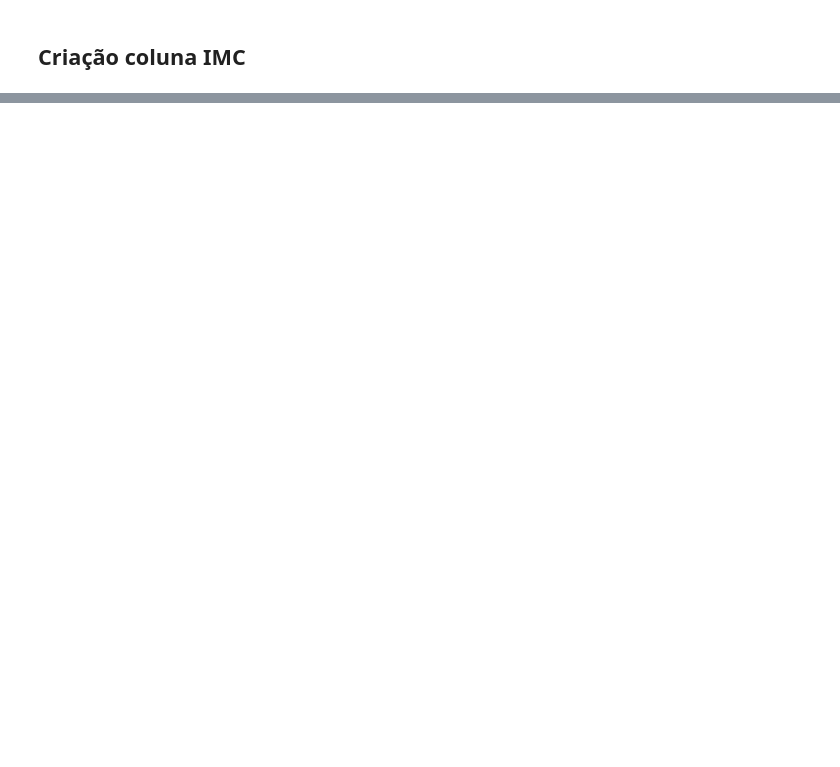
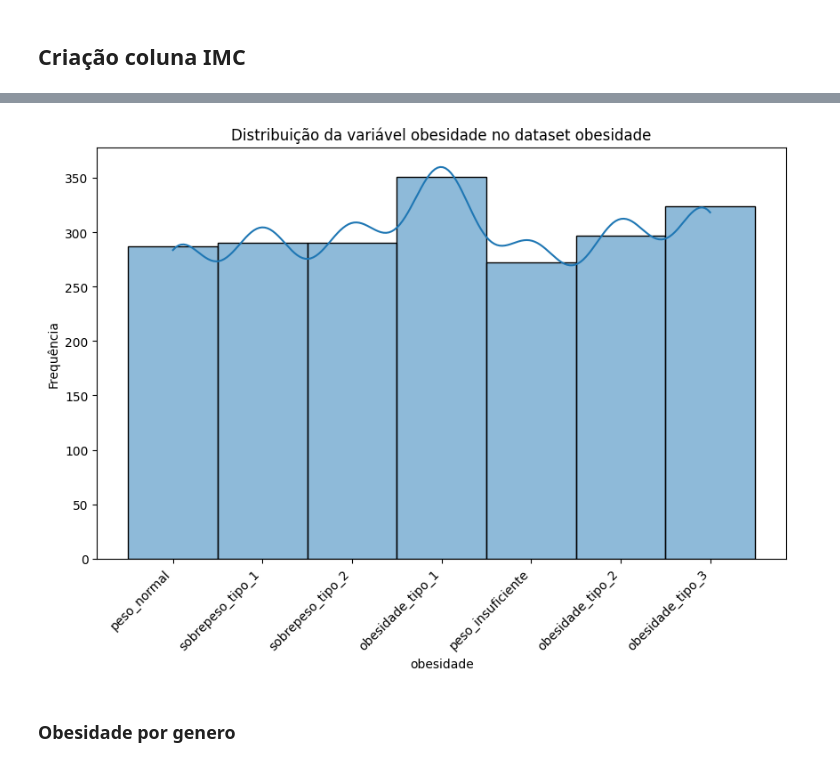
Before and after one commit to fiapdatanalytics/tech-challenge4, a Jupyter notebook: Tech_Challenge_4_Data_viz_and_production_models.ipynb, the cells around one changed output, grey strips where cells are left out. Drawn from its saved outputs; the diff is of its cells as text; code cells hidden in the pictures; blank space fills up the shorter version.

```diff
--- a/Tech_Challenge_4_Data_viz_and_production_models.ipynb
+++ b/Tech_Challenge_4_Data_viz_and_production_models.ipynb
@@ -50 +56,17 @@ import pandas as pd
+# %%
+def gera_histograma(df: pd.DataFrame, coluna: str, titulo: str):
+    """
+    Gera um histograma para uma coluna específica de um DataFrame.
+
+    Args:
+        df (pd.DataFrame): O DataFrame contendo os dados.
+        coluna (str): O nome da coluna para gerar o histograma.
+        titulo (str): O título do gráfico.
+    """
+    plt.figure(figsize=(10, 6))
+    sns.histplot(data=df, x=coluna, kde=True)
+    plt.title(titulo)
+    plt.xlabel(coluna)
+    plt.ylabel("Frequência")
+    plt.show()
 # %% [markdown]
@@ -456,0 +566,7 @@ display(df.head())
+# %%
+titulo_histograma_obesidade = 'Distribuição da variável obesidade no dataset obesidade'
+histograma_obesidade = gera_histograma(df, 'obesidade', titulo_histograma_obesidade)
+# %% [output]
+[figure, added]
+# %% [markdown]
+### **Obesidade por genero**
```
Also changed, not shown: parts of 26 cells of this notebook.
